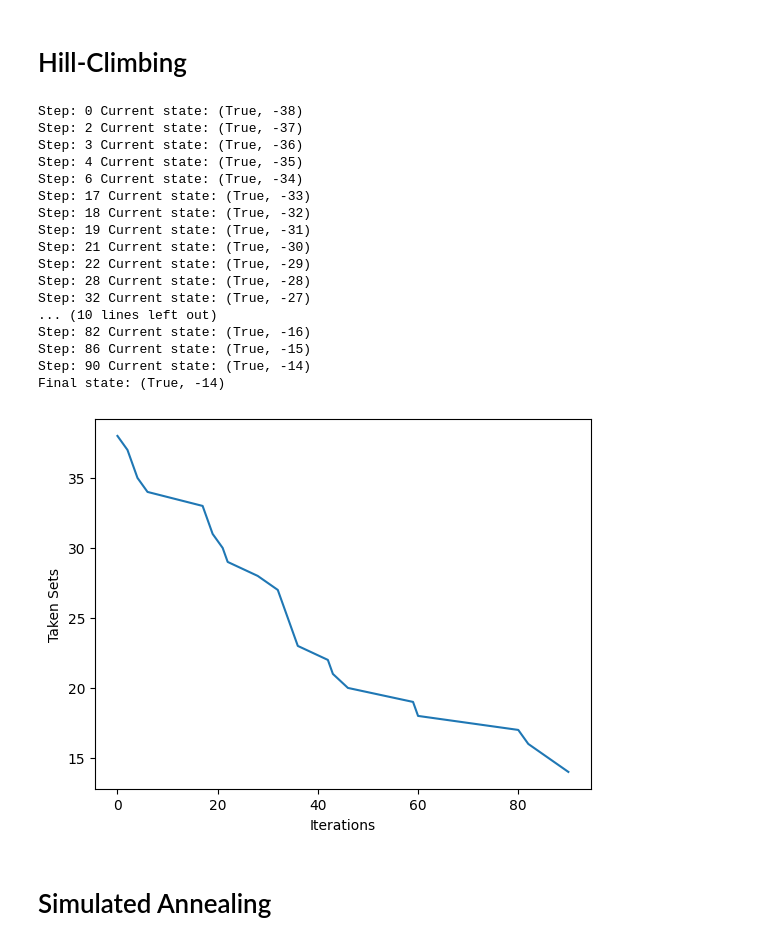
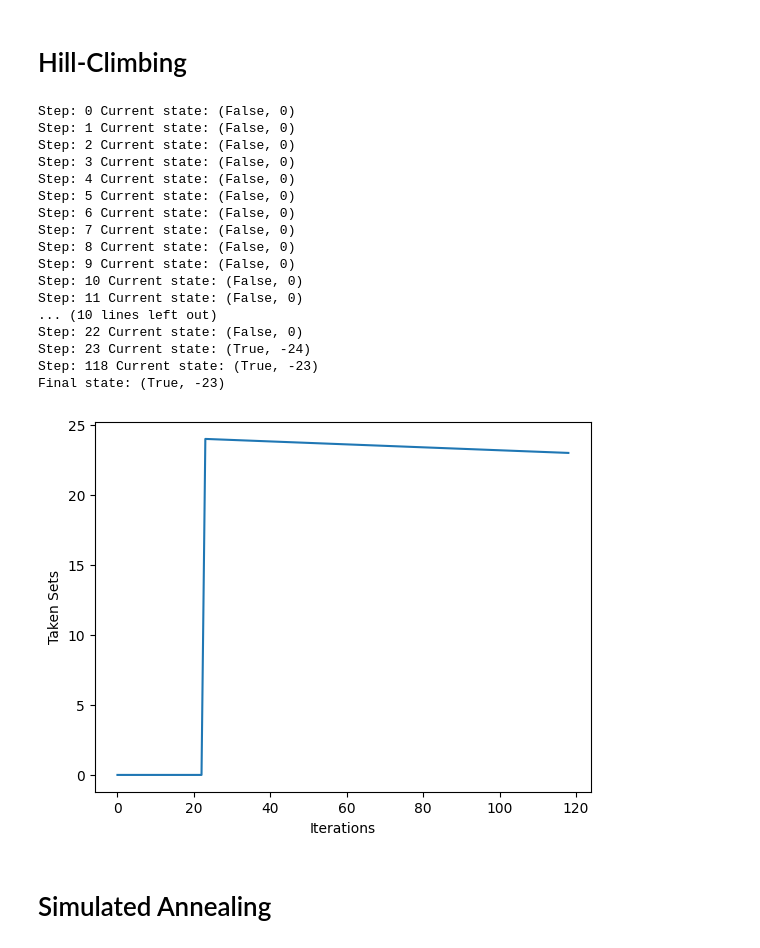
Before and after one commit to Nicocarad/ci23, a Jupyter notebook: Halloween.ipynb, the cells around one changed output. Cells and saved outputs as stored; diff of their text form; code cells hidden in the pictures.

```diff
--- a/Halloween.ipynb
+++ b/Halloween.ipynb
@@ -14,10 +14,10 @@ num_points = [100, 1_000, 5_000]
 num_sets = num_points
 density = [0.3, 0.7]
 # %%
-points = num_points[0]
-sets = num_sets[0]
+points = num_points[2]
+sets = num_sets[2]
 den = density[0]
-iterations = 100
+iterations = 1000
 # %%
 def make_set_covering_problem(num_points, num_sets, density):
     """Returns a sparse array where rows are sets and columns are the covered items"""
@@ -61,45 +61,45 @@ def tweak(state):
 
     return new_state
 # %%
-current_state = [choice([True, False]) for _ in range(sets)]
-# current_state = [choice([False]) for _ in range(num_sets[1])]
+#current_state = [choice([True, False]) for _ in range(sets)]
+current_state = [choice([False]) for _ in range(sets)]
 taken_sets = []
 
 iteration_sets = []
 for step in range(iterations):
     new_state = tweak(current_state)
     if evaluate(new_state) >= evaluate(current_state):
         current_state = new_state
         # print(current_state, evaluate(current_state))
         taken_sets.append(-evaluate(current_state)[1])
         iteration_sets.append(step)
         print("Step: " + str(step) + " Current state: " + str(evaluate(current_state)))
 
 print("Final state:", evaluate(current_state))
 
 plt.plot(iteration_sets, taken_sets)
 plt.xlabel("Iterations")
 plt.ylabel("Taken Sets")
 plt.show()
 # %% [output]
-Step: 0 Current state: (True, -38)
-Step: 2 Current state: (True, -37)
-Step: 3 Current state: (True, -36)
-Step: 4 Current state: (True, -35)
-Step: 6 Current state: (True, -34)
-Step: 17 Current state: (True, -33)
-Step: 18 Current state: (True, -32)
-Step: 19 Current state: (True, -31)
-Step: 21 Current state: (True, -30)
-Step: 22 Current state: (True, -29)
-Step: 28 Current state: (True, -28)
-Step: 32 Current state: (True, -27)
+Step: 0 Current state: (False, 0)
+Step: 1 Current state: (False, 0)
+Step: 2 Current state: (False, 0)
+Step: 3 Current state: (False, 0)
+Step: 4 Current state: (False, 0)
+Step: 5 Current state: (False, 0)
+Step: 6 Current state: (False, 0)
+Step: 7 Current state: (False, 0)
+Step: 8 Current state: (False, 0)
+Step: 9 Current state: (False, 0)
+Step: 10 Current state: (False, 0)
+Step: 11 Current state: (False, 0)
 ... (10 lines left out)
-Step: 82 Current state: (True, -16)
-Step: 86 Current state: (True, -15)
-Step: 90 Current state: (True, -14)
-Final state: (True, -14)
+Step: 22 Current state: (False, 0)
+Step: 23 Current state: (True, -24)
+Step: 118 Current state: (True, -23)
+Final state: (True, -23)
-[figure, old version]
+[figure, new version]
 # %% [markdown]
 # Simulated Annealing
 # %%
```
Also changed, not shown: parts of 3 cells of this notebook.
